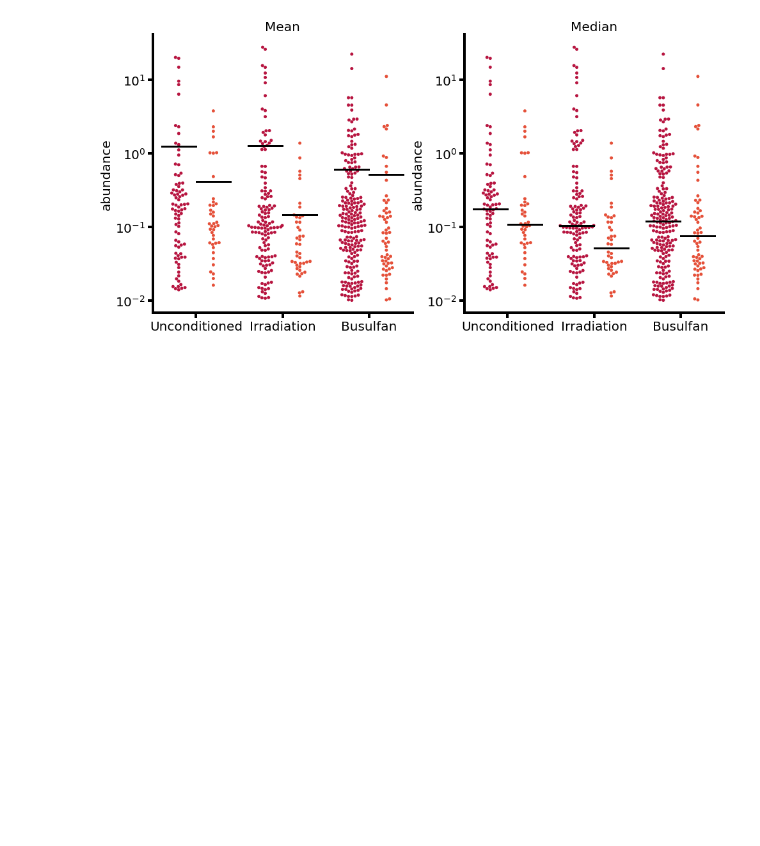
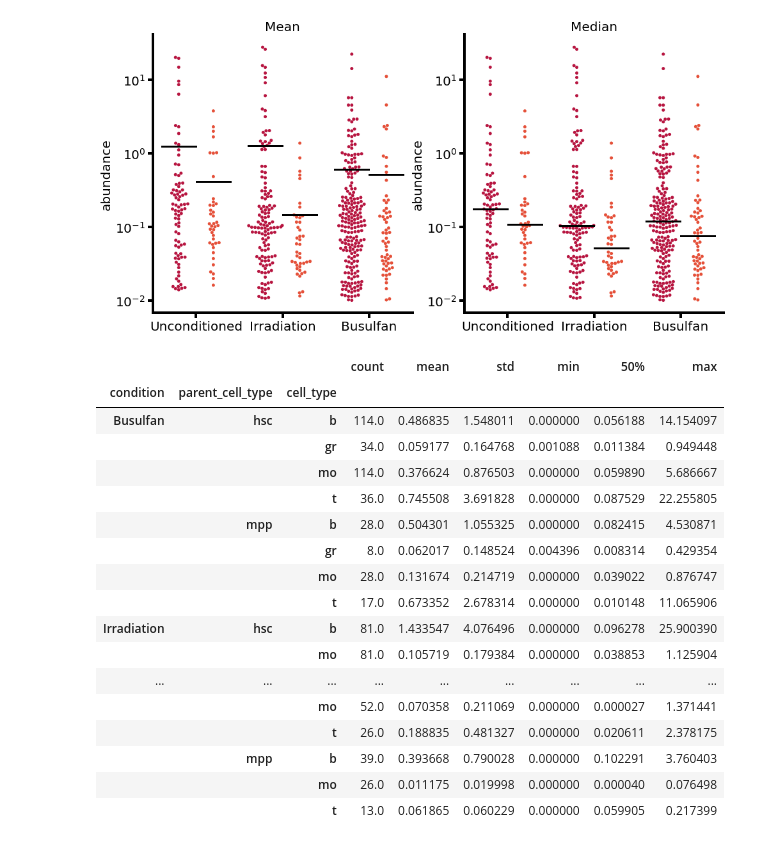
Before and after one commit to akre96/HSPC_Project, a Jupyter notebook: notebooks/HSC_vs_MPP_abundance.ipynb, the cells around one changed output. Saved outputs shown, nothing was run; the diff lists cells and outputs as text; code cells hidden in the pictures; blank space fills up the shorter version.

```diff
--- a/notebooks/HSC_vs_MPP_abundance.ipynb
+++ b/notebooks/HSC_vs_MPP_abundance.ipynb
@@ -82,3 +82,24 @@ fmt.despine_thicken_axes(ax, fontsize=20);
 # %% [output]
 Line is Median
 [figure]
+# %%
+data.groupby(['condition', 'parent_cell_type', 'cell_type'])['abundance'].describe(percentiles=[.5])
+# %% [output]
+|  |  |  | count | mean | std | min | 50% | max |
+| condition | parent_cell_type | cell_type |  |  |  |  |  |  |
+| Busulfan | hsc | b | 114.0 | 0.486835 | 1.548011 | 0.000000 | 0.056188 | 14.154097 |
+|  |  | gr | 34.0 | 0.059177 | 0.164768 | 0.001088 | 0.011384 | 0.949448 |
+|  |  | mo | 114.0 | 0.376624 | 0.876503 | 0.000000 | 0.059890 | 5.686667 |
+|  |  | t | 36.0 | 0.745508 | 3.691828 | 0.000000 | 0.087529 | 22.255805 |
+|  | mpp | b | 28.0 | 0.504301 | 1.055325 | 0.000000 | 0.082415 | 4.530871 |
+|  |  | gr | 8.0 | 0.062017 | 0.148524 | 0.004396 | 0.008314 | 0.429354 |
+|  |  | mo | 28.0 | 0.131674 | 0.214719 | 0.000000 | 0.039022 | 0.876747 |
+|  |  | t | 17.0 | 0.673352 | 2.678314 | 0.000000 | 0.010148 | 11.065906 |
+| Irradiation | hsc | b | 81.0 | 1.433547 | 4.076496 | 0.000000 | 0.096278 | 25.900390 |
+|  |  | mo | 81.0 | 0.105719 | 0.179384 | 0.000000 | 0.038853 | 1.125904 |
+| ... | ... | ... | ... | ... | ... | ... | ... | ... |
+|  |  | mo | 52.0 | 0.070358 | 0.211069 | 0.000000 | 0.000027 | 1.371441 |
+|  |  | t | 26.0 | 0.188835 | 0.481327 | 0.000000 | 0.020611 | 2.378175 |
+|  | mpp | b | 39.0 | 0.393668 | 0.790028 | 0.000000 | 0.102291 | 3.760403 |
+|  |  | mo | 26.0 | 0.011175 | 0.019998 | 0.000000 | 0.000040 | 0.076498 |
+|  |  | t | 13.0 | 0.061865 | 0.060229 | 0.000000 | 0.059905 | 0.217399 |
```
Also changed, not shown: parts of 1 cell of this notebook.
